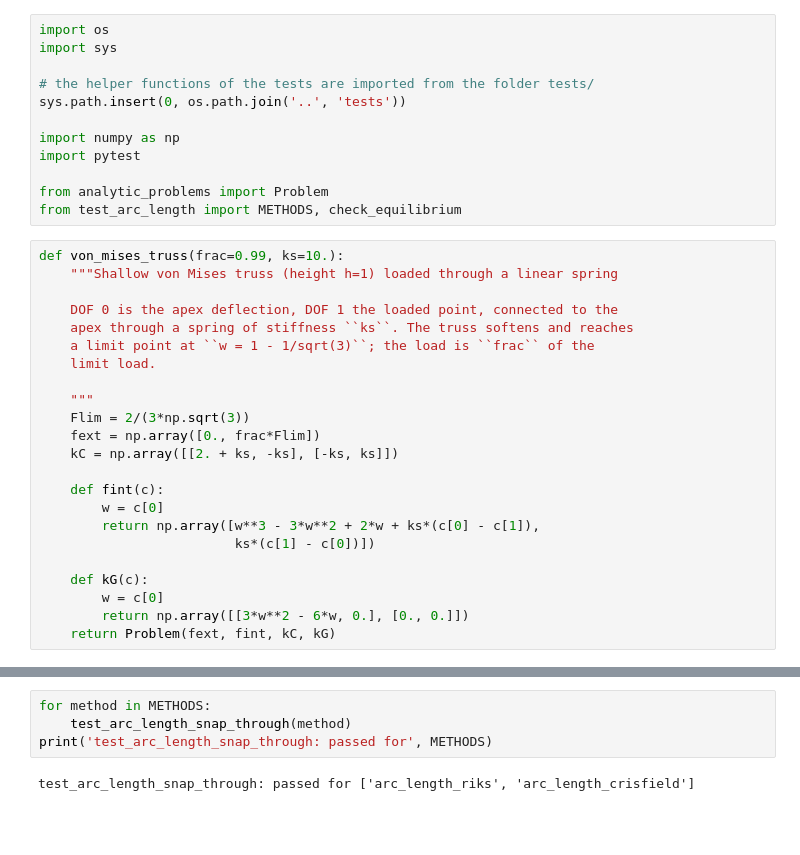
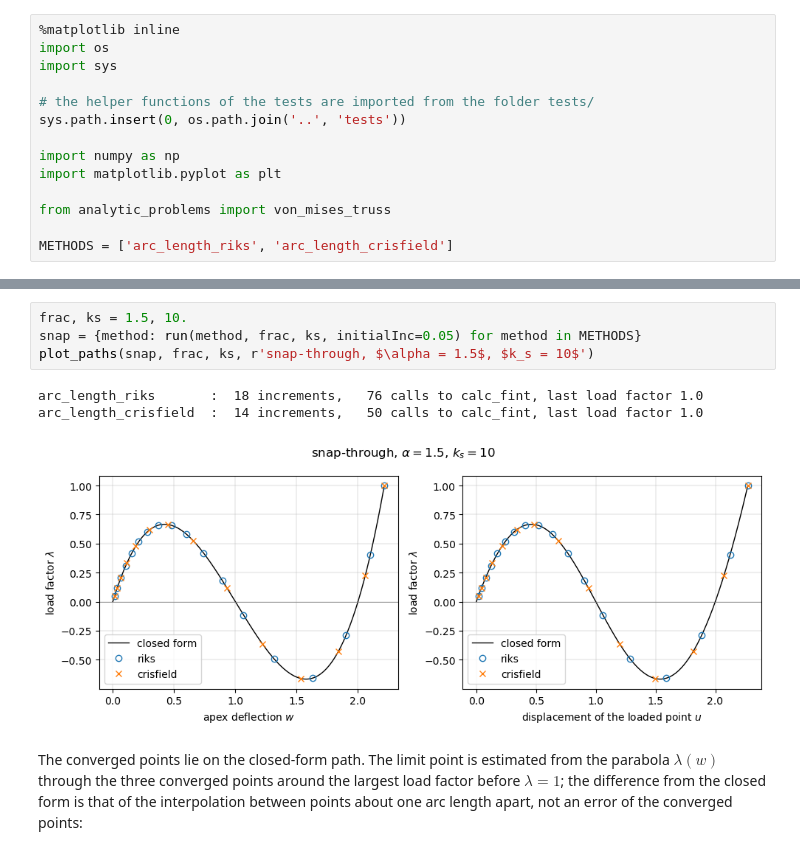
Before and after one commit to saullocastro/structsolve, a Jupyter notebook: notebooks/ex_arc_length.ipynb, the cells around one changed output, grey strips where cells are left out. Cells and saved outputs as stored; diff of their text form; blank space fills up the shorter version.

```diff
--- a/notebooks/ex_arc_length.ipynb
+++ b/notebooks/ex_arc_length.ipynb
@@ -11,4 +42,5 @@ again:
 # %%
+%matplotlib inline
 import os
 import sys
 
@@ -16,30 +48,8 @@ import sys
 sys.path.insert(0, os.path.join('..', 'tests'))
 
 import numpy as np
-import pytest
+import matplotlib.pyplot as plt
 
-from analytic_problems import Problem
-from test_arc_length import METHODS, check_equilibrium
+from analytic_problems import von_mises_truss
+
+METHODS = ['arc_length_riks', 'arc_length_crisfield']
-# %%
-def von_mises_truss(frac=0.99, ks=10.):
-    """Shallow von Mises truss (height h=1) loaded through a linear spring
-
-    DOF 0 is the apex deflection, DOF 1 the loaded point, connected to the
-    apex through a spring of stiffness ``ks``. The truss softens and reaches
-    a limit point at ``w = 1 - 1/sqrt(3)``; the load is ``frac`` of the
-    limit load.
-
-    """
-    Flim = 2/(3*np.sqrt(3))
-    fext = np.array([0., frac*Flim])
-    kC = np.array([[2. + ks, -ks], [-ks, ks]])
-
-    def fint(c):
-        w = c[0]
-        return np.array([w**3 - 3*w**2 + 2*w + ks*(c[0] - c[1]),
-                         ks*(c[1] - c[0])])
-
-    def kG(c):
-        w = c[0]
-        return np.array([[3*w**2 - 6*w, 0.], [0., 0.]])
-    return Problem(fext, fint, kC, kG)
@@ -84,6 +179,14 @@ def test_arc_length_snap_through(method):
-# %%
-for method in METHODS:
-    test_arc_length_snap_through(method)
-print('test_arc_length_snap_through: passed for', METHODS)
-# %% [output]
-test_arc_length_snap_through: passed for ['arc_length_riks', 'arc_length_crisfield']
+# %%
+frac, ks = 1.5, 10.
+snap = {method: run(method, frac, ks, initialInc=0.05) for method in METHODS}
+plot_paths(snap, frac, ks, r'snap-through, $\alpha = 1.5$, $k_s = 10$')
+# %% [output]
+arc_length_riks       :  18 increments,   76 calls to calc_fint, last load factor 1.0
+arc_length_crisfield  :  14 increments,   50 calls to calc_fint, last load factor 1.0
+[figure, added]
+# %% [markdown]
+The converged points lie on the closed-form path. The limit point is
+estimated from the parabola $\lambda(w)$ through the three converged points
+around the largest load factor before $\lambda = 1$; the difference from
+the closed form is that of the interpolation between points about one arc
+length apart, not an error of the converged points:
```
Also changed, not shown: parts of 13 cells of this notebook, 10 other files.
